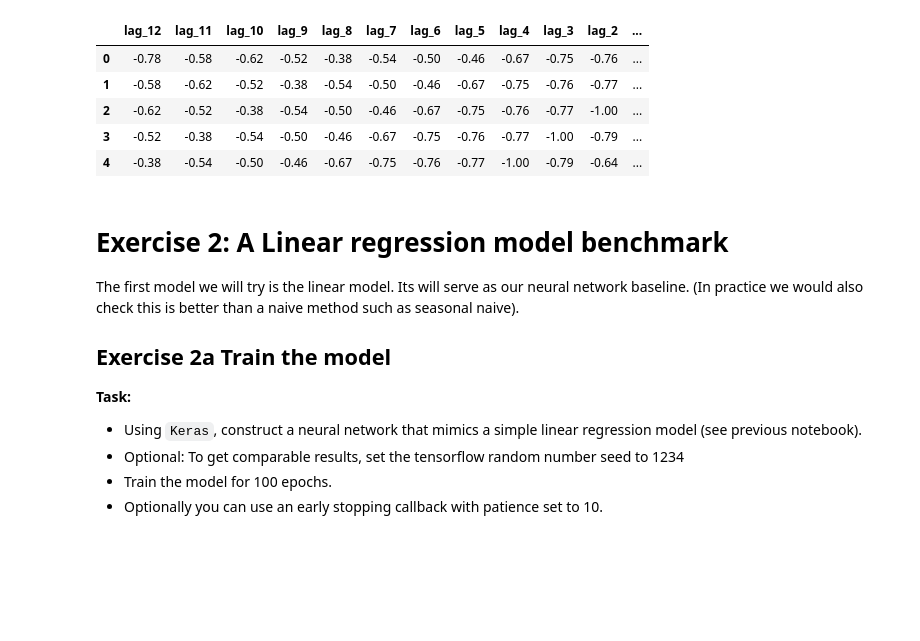
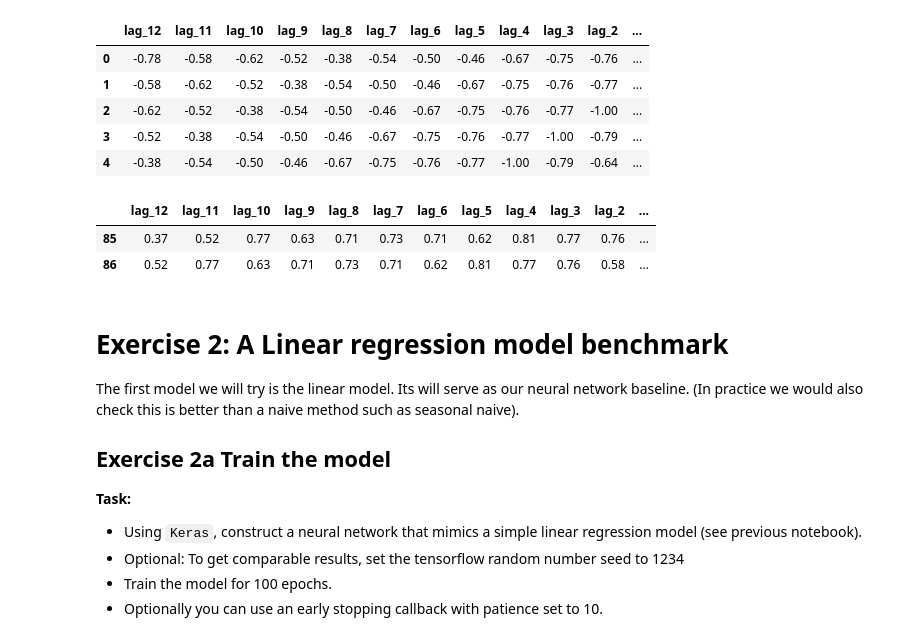
Before and after one commit to health-data-science-OR/forecasting, a Jupyter notebook: 05_neural_networks/feedforward/keras/autoregression_keras_part2_2026.ipynb, the cells around one changed output. Drawn from its saved outputs; the diff is of its cells as text; code cells hidden in the pictures; blank space fills up the shorter version.

```diff
--- a/05_neural_networks/feedforward/keras/autoregression_keras_part2_2026.ipynb
+++ b/05_neural_networks/feedforward/keras/autoregression_keras_part2_2026.ipynb
@@ -255,6 +254,14 @@ convert_windows_to_dataframe(X_train, y_train).head().round(2)
 | 2 | -0.62 | -0.52 | -0.38 | -0.54 | -0.50 | -0.46 | -0.67 | -0.75 | -0.76 | -0.77 | -1.00 | ... |
 | 3 | -0.52 | -0.38 | -0.54 | -0.50 | -0.46 | -0.67 | -0.75 | -0.76 | -0.77 | -1.00 | -0.79 | ... |
 | 4 | -0.38 | -0.54 | -0.50 | -0.46 | -0.67 | -0.75 | -0.76 | -0.77 | -1.00 | -0.79 | -0.64 | ... |
+# %%
+# as a quick validation we should be able to see that the last y_t is 1.0
+# the maximum value in the training data (due to trend)
+convert_windows_to_dataframe(X_train, y_train).tail(2).round(2)
+# %% [output]
+|  | lag_12 | lag_11 | lag_10 | lag_9 | lag_8 | lag_7 | lag_6 | lag_5 | lag_4 | lag_3 | lag_2 | ... |
+| 85 | 0.37 | 0.52 | 0.77 | 0.63 | 0.71 | 0.73 | 0.71 | 0.62 | 0.81 | 0.77 | 0.76 | ... |
+| 86 | 0.52 | 0.77 | 0.63 | 0.71 | 0.73 | 0.71 | 0.62 | 0.81 | 0.77 | 0.76 | 0.58 | ... |
 # %% [markdown]
 # **Exercise 2**: A Linear regression model benchmark
 
```
Also changed, not shown: parts of 19 cells of this notebook.
